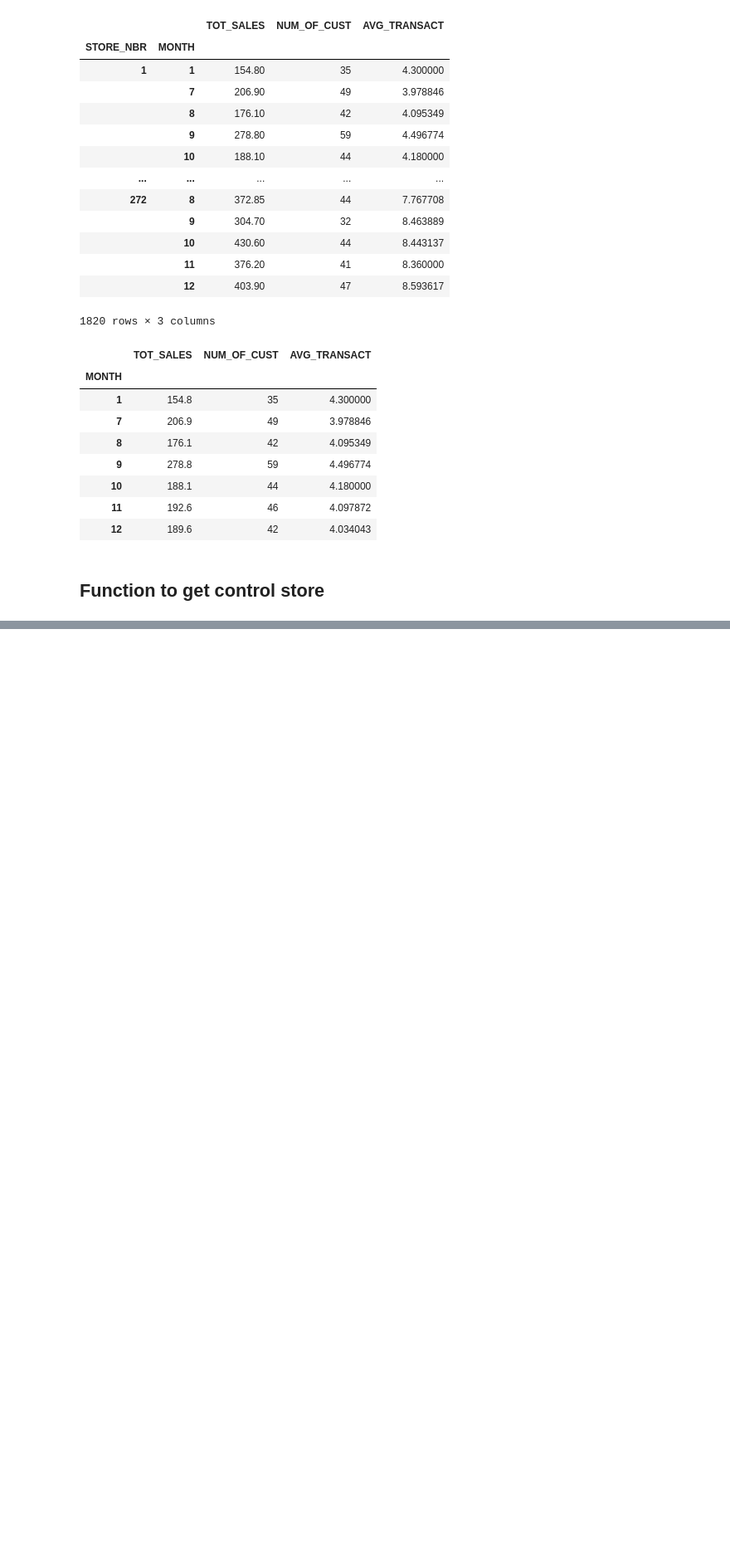
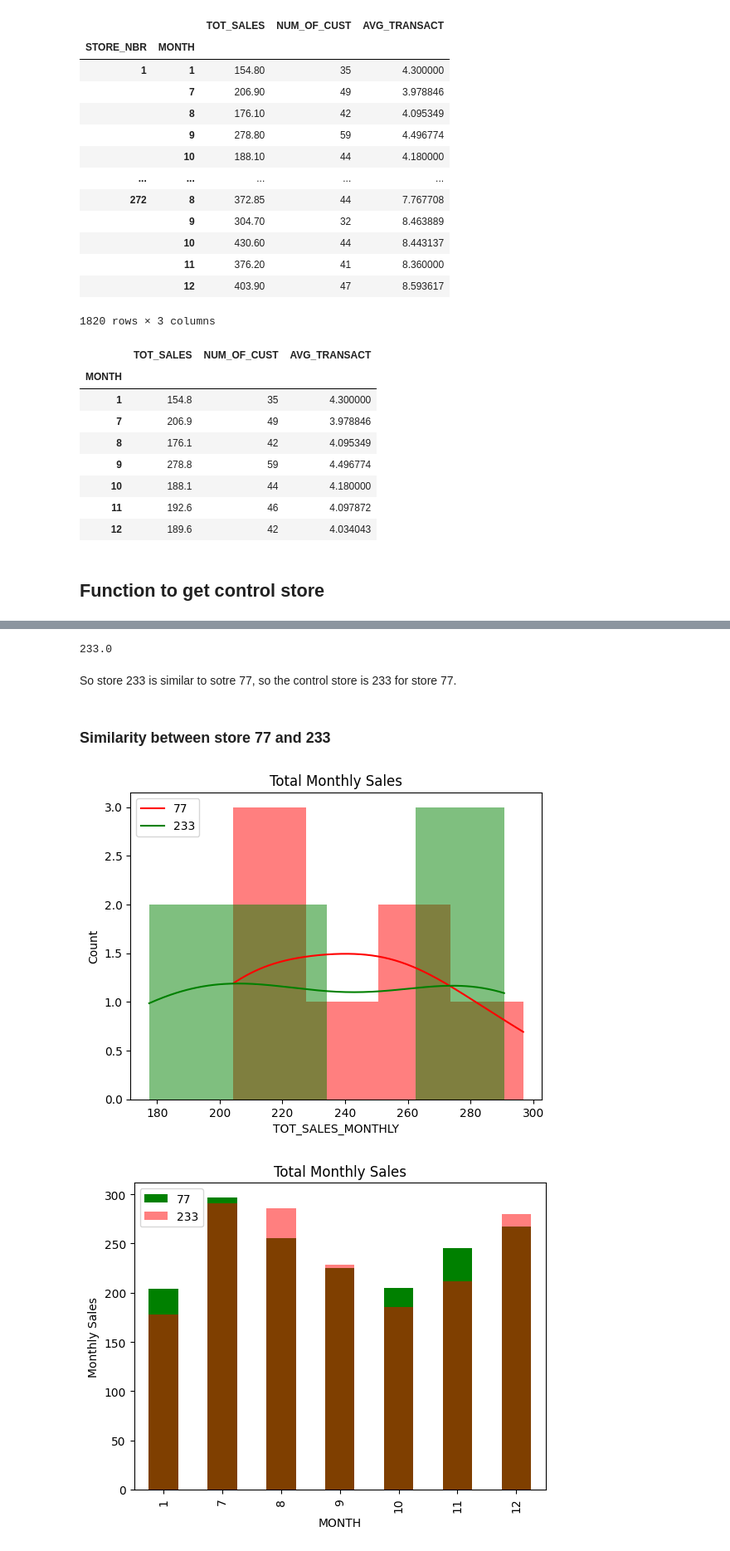
Before and after one commit to nav500/zed-supermart-customer-analysis, a Jupyter notebook: experimentation_and_uplift_testing.ipynb, the cells around one changed output, grey strips where cells are left out. Shown at 83% size. Saved outputs shown, nothing was run; the diff lists cells and outputs as text; code cells hidden in the pictures; blank space fills up the shorter version.

```diff
--- a/experimentation_and_uplift_testing.ipynb
+++ b/experimentation_and_uplift_testing.ipynb
@@ -252,0 +279,24 @@ corr
+# %%
+def plot_bar(data_series, store, control_store, ylabel, title):
+    fig, ax = plt.subplots()
+    data_series.loc[store].plot(kind = 'bar', color = 'g')
+    data_series.loc[control_store].plot(kind = 'bar', color = 'r', alpha = 0.5)
+    ax.set_ylabel(ylabel)
+    ax.set_title(title)
+    plt.legend(labels = (store, control_store))
+# %%
+def plot_distribution(data, store, control_store):
+    metrics = ["TOT_SALES_MONTHLY", "AVG_CUST_SPEND", "NUM_OF_CUST"]
+    title = [
+        "Total Monthly Sales",
+        "Average Customer Spending",
+        "Number of Customers"
+    ]
+    ylabel = [
+        "Monthly Sales",
+        "Average Customer Spending",
+        "Number of Customers"
+    ]
+    for i, col in enumerate(metrics):
+        plot_hist(data.loc[:, col], store, control_store, title[i])
+        plot_bar(data.loc[:, col], store, control_store, ylabel[i], title[i])
@@ -252,0 +311,23 @@ corr
+# %%
+control_store_77
+# %% [output]
+233.0
+# %% [markdown]
+So store 233 is similar to sotre 77, so the control store is 233 for store 77.
+# %% [markdown]
+### Similarity between store 77 and 233
+# %%
+data_77_233_pretrial = (cust_transact_data_pretrial.groupby(["STORE_NBR", "MONTH"]).agg(
+
+        TOT_SALES_MONTHLY=("TOT_SALES", "sum"),
+        AVG_CUST_SPEND=("TOT_SALES", "mean"),
+        NUM_OF_CUST=("LYLTY_CARD_NBR", "nunique")
+
+    )
+     .loc[[77, 233]]
+    )
+# %%
+plot_distribution(data_77_233_pretrial, 77, 233)
+# %% [output]
+[figure, added]
+[figure, added]
```
Also changed, not shown: parts of 80 cells of this notebook.
